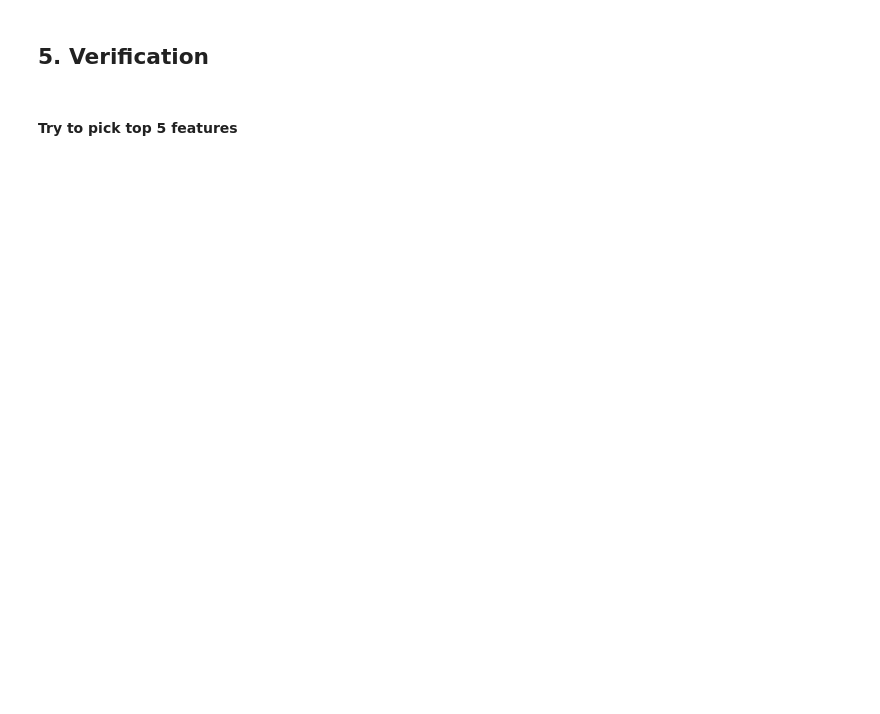
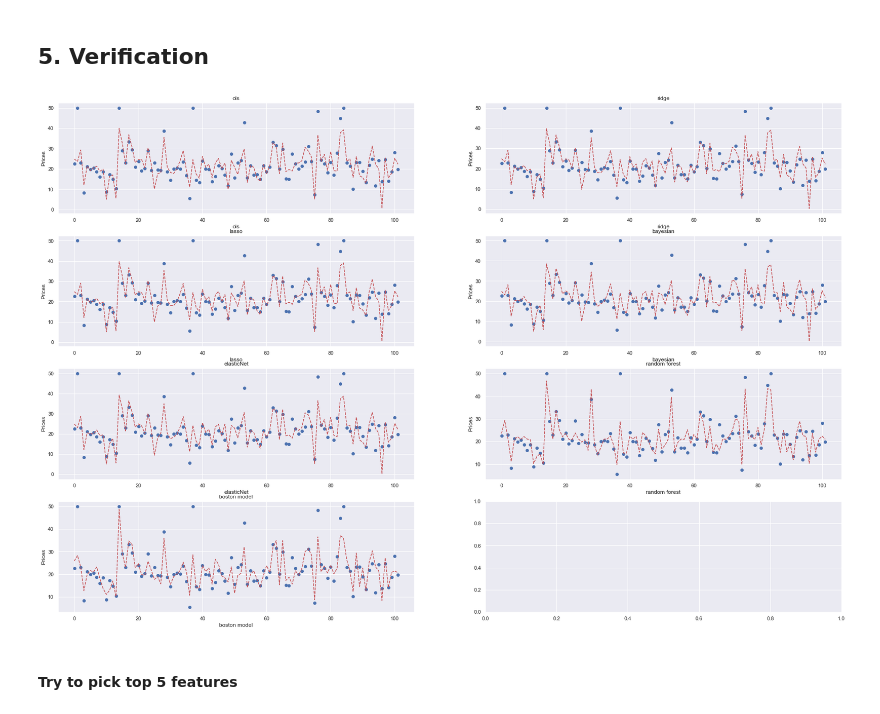
Before and after one commit to ramruntai/python_progamming, a Jupyter notebook: BostonHouse_Price_Prediction_LinearModel_Revised.ipynb, the cells around one changed output. Saved outputs shown, nothing was run; the diff lists cells and outputs as text; code cells hidden in the pictures; blank space fills up the shorter version.

```diff
--- a/BostonHouse_Price_Prediction_LinearModel_Revised.ipynb
+++ b/BostonHouse_Price_Prediction_LinearModel_Revised.ipynb
@@ -209,3 +219,9 @@ bayesian_yhat = bayesian.predict(X_test)
 en = ElasticNet(alpha = 0.01)
 en.fit(X_train, Y_train)
 en_yhat = en.predict(X_test)
+
+
+#6. RandomForestRegression
+rf = RandomForestRegressor(max_depth = 4, random_state=0)
+rf.fit(X_train,Y_train)
+rf_yhat = rf.predict(X_test)
@@ -305,35 +346,40 @@ with torch.no_grad(): # we don't need gradients in the testing phase
 # %%
 def plot_price(ax,plot_name,x,test_data,predicted_data):
 
     ax.plot(x, test_data, 'o')
     ax.plot(x, predicted_data,"r--")
 
     ax.set_title(plot_name)
     ax.set_xlabel(plot_name)
     ax.set_ylabel('Prices')
 
 
-fig, axs = plt.subplots(nrows = 2, ncols=3, figsize=(30, 20))
-plot_names =['ols','ridge','lasso','bayesian','elasticNet','boston model']
+fig, axs = plt.subplots(nrows = 4, ncols=2, figsize=(30, 20))
+plot_names =['ols','ridge','lasso','bayesian','elasticNet','random forest','boston model']
 x = range(Y_test.shape[0])
 
 ax = axs.flat[0]
 plot_price(ax,plot_names[0],x,Y_test,ols_yhat)
 
 ax = axs.flat[1]
 plot_price(ax,plot_names[1],x,Y_test,ridge_yhat)
 
 ax = axs.flat[2]
 plot_price(ax,plot_names[2],x,Y_test,lasso_yhat)
 
 ax = axs.flat[3]
 plot_price(ax,plot_names[3],x,Y_test,bayesian_yhat)
 
 ax = axs.flat[4]
 plot_price(ax,plot_names[4],x,Y_test,en_yhat)
 
 ax = axs.flat[5]
-plot_price(ax,plot_names[5],x,Y_test,boston_predicted)
+plot_price(ax,plot_names[5],x,Y_test,rf_yhat)
+
+ax = axs.flat[6]
+plot_price(ax,plot_names[6],x,Y_test,boston_predicted)
+# %% [output]
+[figure, added]
 # %% [markdown]
 #### Try to pick top 5 features
 # %%
```
Also changed, not shown: parts of 9 cells of this notebook.
